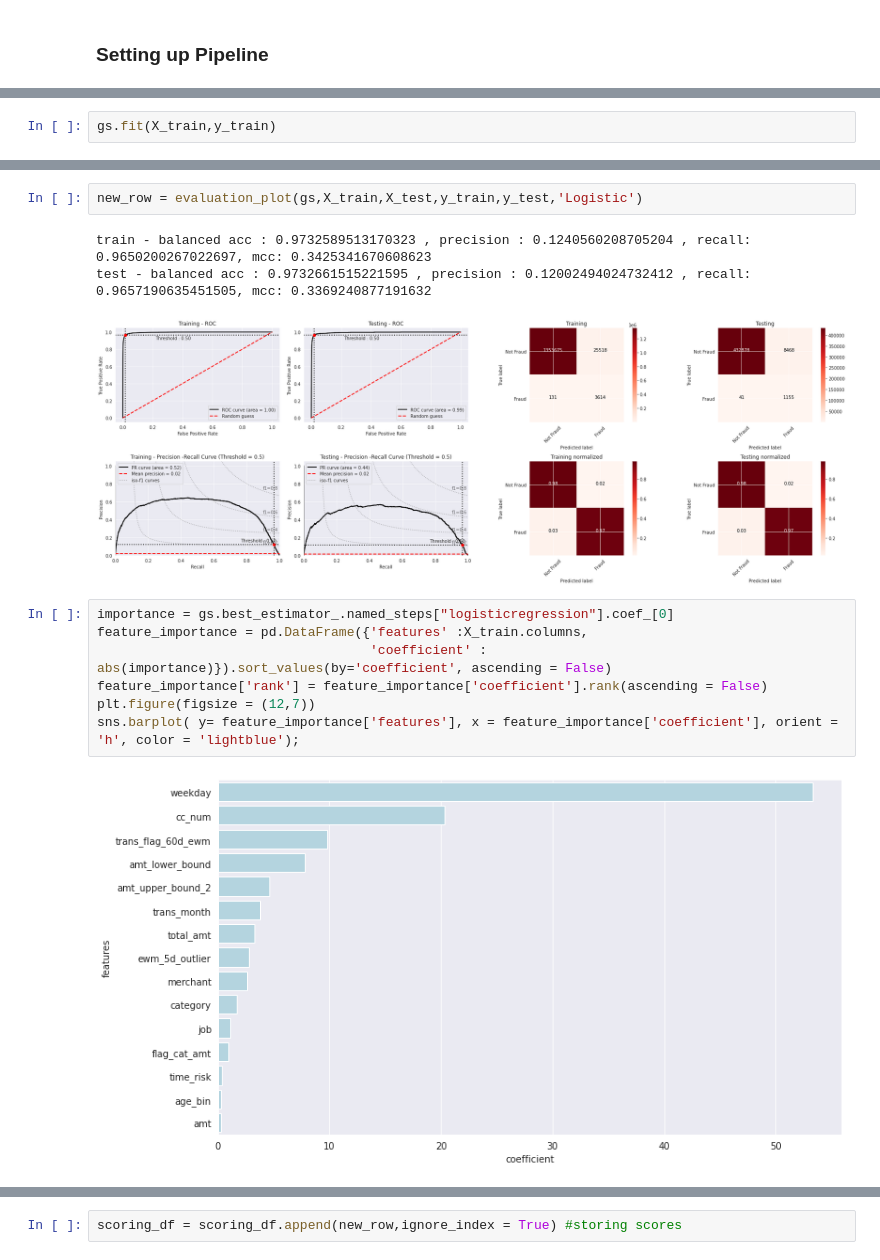
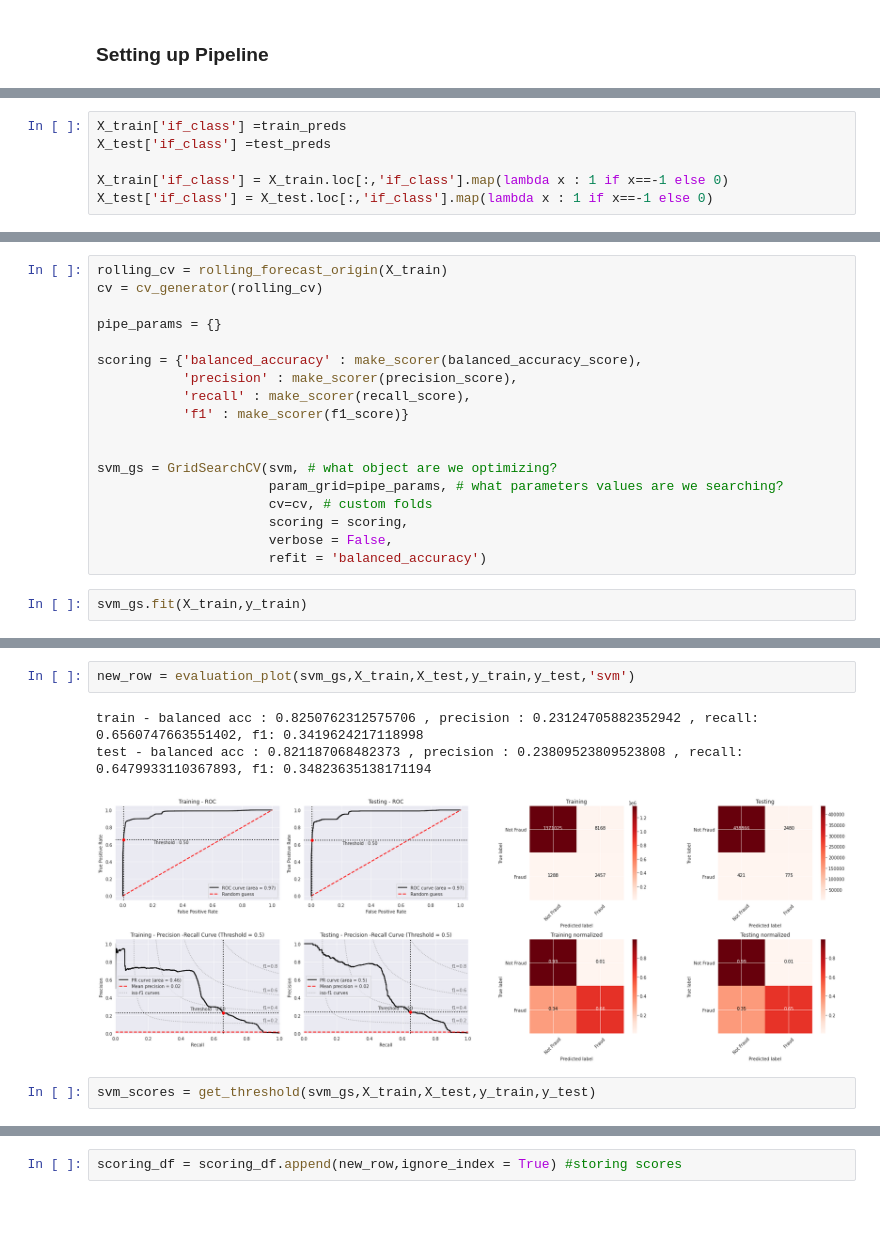
Before and after one commit to ngcheeyuan/Fraud_Detection_Capstone, a Jupyter notebook: Capstone_Final_Model_TS.ipynb, the cells around one changed output, grey strips where cells are left out. Saved outputs shown, nothing was run; the diff lists cells and outputs as text; blank space fills up the shorter version.

```diff
--- a/Capstone_Final_Model_TS.ipynb
+++ b/Capstone_Final_Model_TS.ipynb
@@ -361,0 +424,6 @@ rf_model = make_pipeline(ctf,
+# %%
+X_train['if_class'] =train_preds
+X_test['if_class'] =test_preds
+
+X_train['if_class'] = X_train.loc[:,'if_class'].map(lambda x : 1 if x==-1 else 0)
+X_test['if_class'] = X_test.loc[:,'if_class'].map(lambda x : 1 if x==-1 else 0)
@@ -380,2 +458,0 @@ gs = GridSearchCV(log_model, # what object are we optimizing?
-# %%
-gs.fit(X_train,y_train)
@@ -430,0 +561,20 @@ log_test_score
+# %%
+rolling_cv = rolling_forecast_origin(X_train)
+cv = cv_generator(rolling_cv)
+
+pipe_params = {}
+
+scoring = {'balanced_accuracy' : make_scorer(balanced_accuracy_score),
+           'precision' : make_scorer(precision_score),
+           'recall' : make_scorer(recall_score),
+           'f1' : make_scorer(f1_score)}
+
+
+svm_gs = GridSearchCV(svm, # what object are we optimizing?
+                      param_grid=pipe_params, # what parameters values are we searching?
+                      cv=cv, # custom folds
+                      scoring = scoring,
+                      verbose = False,
+                      refit = 'balanced_accuracy')
+# %%
+svm_gs.fit(X_train,y_train)
@@ -431,15 +606,8 @@ log_test_score
 # %%
-new_row = evaluation_plot(gs,X_train,X_test,y_train,y_test,'Logistic')
+new_row = evaluation_plot(svm_gs,X_train,X_test,y_train,y_test,'svm')
 # %% [output]
-train - balanced acc : 0.9732589513170323 , precision : 0.1240560208705204 , recall: 0.9650200267022697, mcc: 0.3425341670608623
-test - balanced acc : 0.9732661515221595 , precision : 0.12002494024732412 , recall: 0.9657190635451505, mcc: 0.3369240877191632
+train - balanced acc : 0.8250762312575706 , precision : 0.23124705882352942 , recall: 0.6560747663551402, f1: 0.3419624217118998
+test - balanced acc : 0.821187068482373 , precision : 0.23809523809523808 , recall: 0.6479933110367893, f1: 0.34823635138171194
-[figure, old version]
+[figure, new version]
-# %%
-importance = gs.best_estimator_.named_steps["logisticregression"].coef_[0]
-feature_importance = pd.DataFrame({'features' :X_train.columns,
-                                   'coefficient' : abs(importance)}).sort_values(by='coefficient', ascending = False)
-feature_importance['rank'] = feature_importance['coefficient'].rank(ascending = False)
-plt.figure(figsize = (12,7))
-sns.barplot( y= feature_importance['features'], x = feature_importance['coefficient'], orient = 'h', color = 'lightblue');
-# %% [output]
-[figure, removed]
+# %%
+svm_scores = get_threshold(svm_gs,X_train,X_test,y_train,y_test)
```
Also changed, not shown: parts of 64 cells of this notebook.
